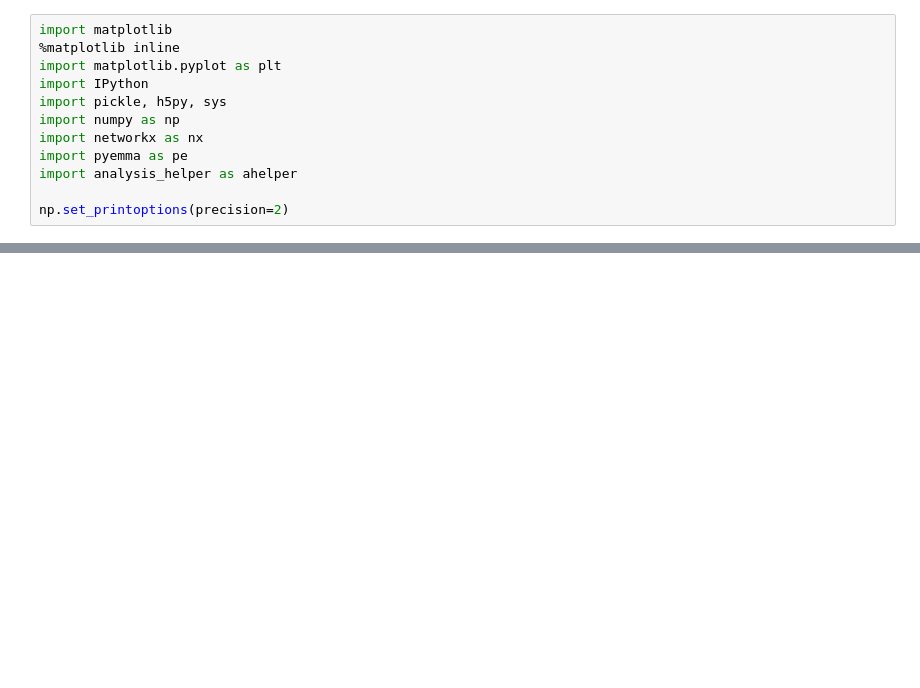
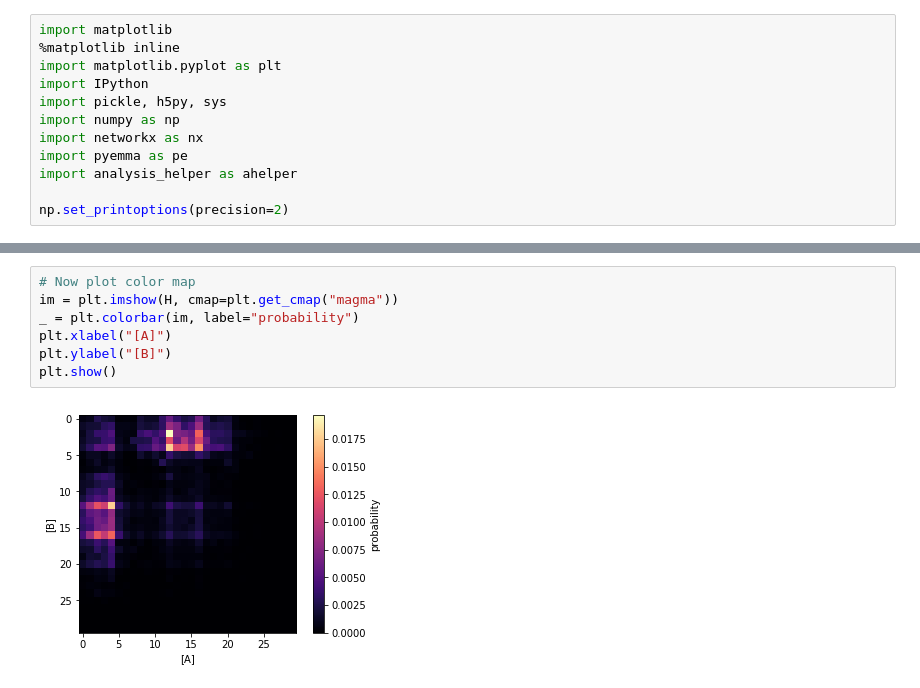
Before and after one commit to ASinanSaglam/WESTPA_Workshop_2018_Saglam, a Jupyter notebook: analysis/analysis_test.ipynb, the cells around one changed output, grey strips where cells are left out. Saved outputs shown, nothing was run; the diff lists cells and outputs as text; blank space fills up the shorter version.

```diff
--- a/analysis/analysis_test.ipynb
+++ b/analysis/analysis_test.ipynb
@@ -207,0 +194,9 @@ metastable state 3
+# %%
+# Now plot color map
+im = plt.imshow(H, cmap=plt.get_cmap("magma"))
+_ = plt.colorbar(im, label="probability")
+plt.xlabel("[A]")
+plt.ylabel("[B]")
+plt.show()
+# %% [output]
+[figure, added]
```
Also changed, not shown: parts of 57 cells of this notebook.
